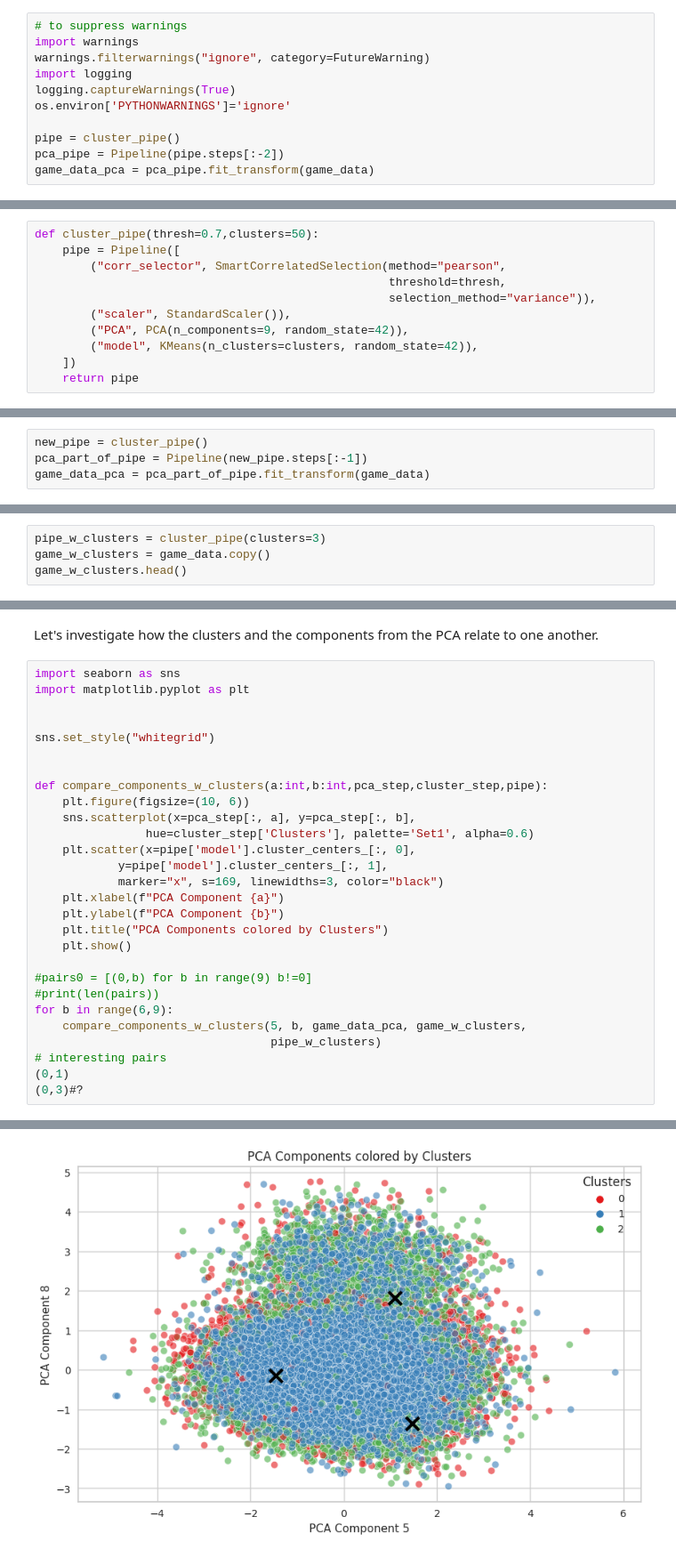
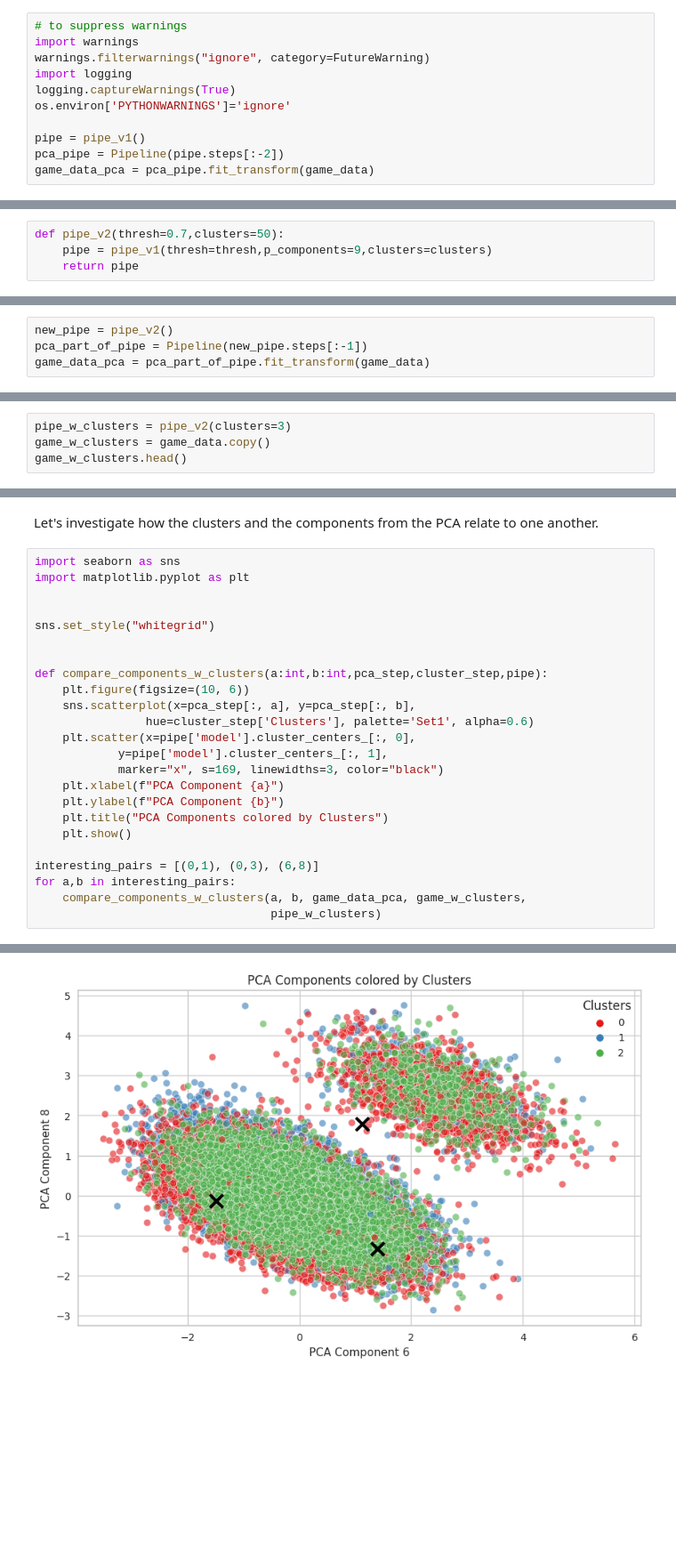
Before and after one commit to smtilson/pp5-ml-dashboard, a Jupyter notebook: jupyter_notebooks/07_Clustering.ipynb, the cells around one changed output, grey strips where cells are left out. Shown at 89% size. Cells and saved outputs as stored; diff of their text form; blank space fills up the shorter version.

Commit message:
add to cluster notebook

```diff
--- a/jupyter_notebooks/07_Clustering.ipynb
+++ b/jupyter_notebooks/07_Clustering.ipynb
@@ -87,7 +107,7 @@ import logging
 logging.captureWarnings(True)
 os.environ['PYTHONWARNINGS']='ignore'
 
-pipe = cluster_pipe()
+pipe = pipe_v1()
 pca_pipe = Pipeline(pipe.steps[:-2])
 game_data_pca = pca_pipe.fit_transform(game_data)
 # %% [markdown]
@@ -138,15 +158,8 @@ pca_component_analysis(game_data_pca,9)
 # %% [markdown]
 So we redefine our pipeline creation function to have 9 as the number of components.
 # %%
-def cluster_pipe(thresh=0.7,clusters=50):
-    pipe = Pipeline([
-        ("corr_selector", SmartCorrelatedSelection(method="pearson",
-                                                   threshold=thresh,
-                                                   selection_method="variance")),
-        ("scaler", StandardScaler()),
-        ("PCA", PCA(n_components=9, random_state=42)),
-        ("model", KMeans(n_clusters=clusters, random_state=42)),
-    ])
+def pipe_v2(thresh=0.7,clusters=50):
+    pipe = pipe_v1(thresh=thresh,p_components=9,clusters=clusters)
     return pipe
 # %% [markdown]
 Now we need to use the elbow method and look at silhouette scores.
@@ -154,7 +167,7 @@ Now we need to use the elbow method and look at silhouette scores.
 ## Section 3: Elbow Method and Silhouette scores
 These will help us determine the appropriate number of clusters to use for our algorithm. We are also taking into account some domain knowledge, which is that eras in basketball range from 6 to 10 years. It is not a well defined concept so we don't have a hard number. Our data set ranges from 1985 until 2022. So we (conservatively) expect there to be between 4 and 7 eras.
 # %%
-new_pipe = cluster_pipe()
+new_pipe = pipe_v2()
 pca_part_of_pipe = Pipeline(new_pipe.steps[:-1])
 game_data_pca = pca_part_of_pipe.fit_transform(game_data)
 # %%
@@ -204,7 +229,7 @@ for n_clusters in np.arange(start=n_cluster_start, stop=n_cluster_stop):
 # %% [markdown]
 The analysis suggest using 3 clusters. After adding the clustering data to the data frame we will see if the clustering correlates with the `season` feature.
 # %%
-pipe_w_clusters = cluster_pipe(clusters=3)
+pipe_w_clusters = pipe_v2(clusters=3)
 game_w_clusters = game_data.copy()
 game_w_clusters.head()
 # %% [output]
@@ -303,12 +327,8 @@ def compare_components_w_clusters(a:int,b:int,pca_step,cluster_step,pipe):
     plt.title("PCA Components colored by Clusters")
     plt.show()
 
-#pairs0 = [(0,b) for b in range(9) b!=0]
-#print(len(pairs))
-for b in range(6,9):
-    compare_components_w_clusters(5, b, game_data_pca, game_w_clusters,
+interesting_pairs = [(0,1), (0,3), (6,8)]
+for a,b in interesting_pairs:
+    compare_components_w_clusters(a, b, game_data_pca, game_w_clusters,
                                   pipe_w_clusters)
-# interesting pairs
-(0,1)
-(0,3)#?
 # %% [output]
@@ -317 +337 @@ for b in range(6,9):
-[figure, old version]
+[figure, new version]
```
Also changed, not shown: parts of 15 cells of this notebook, 3 other files.
